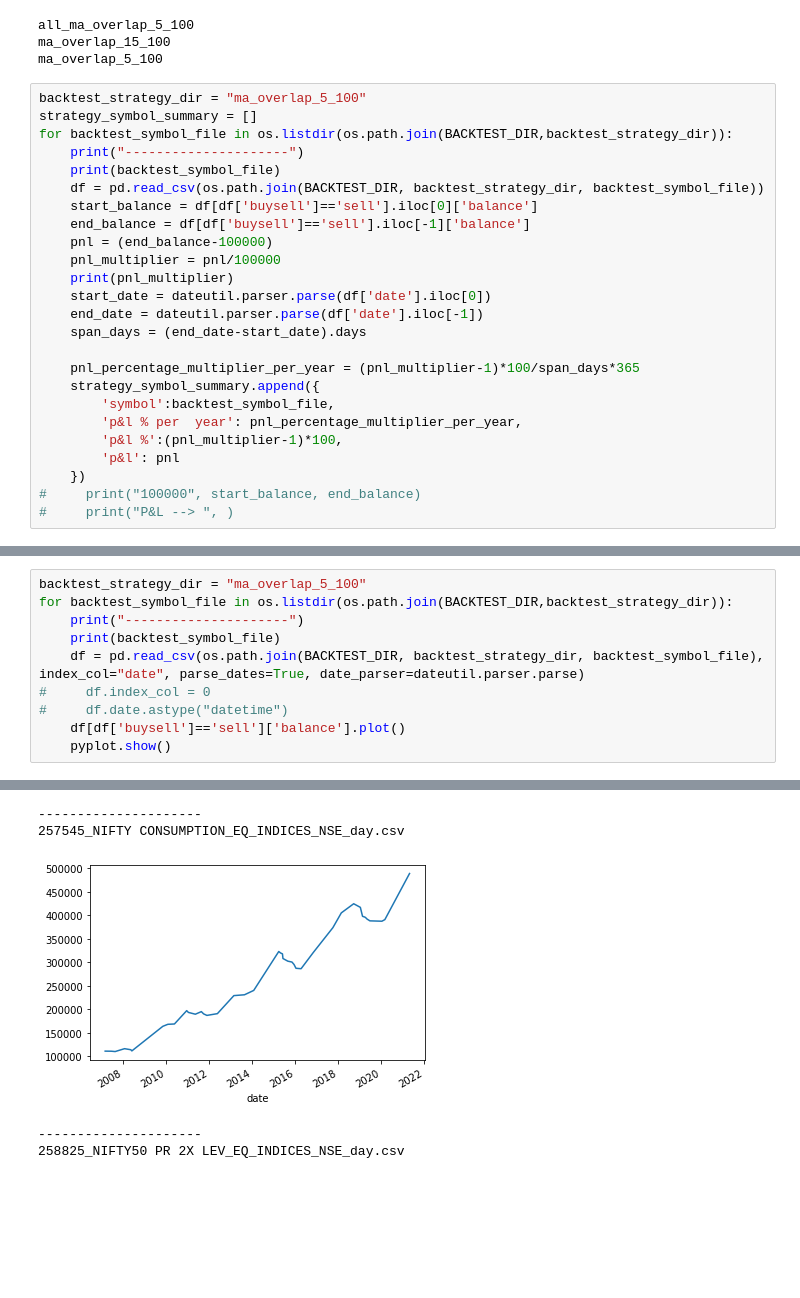
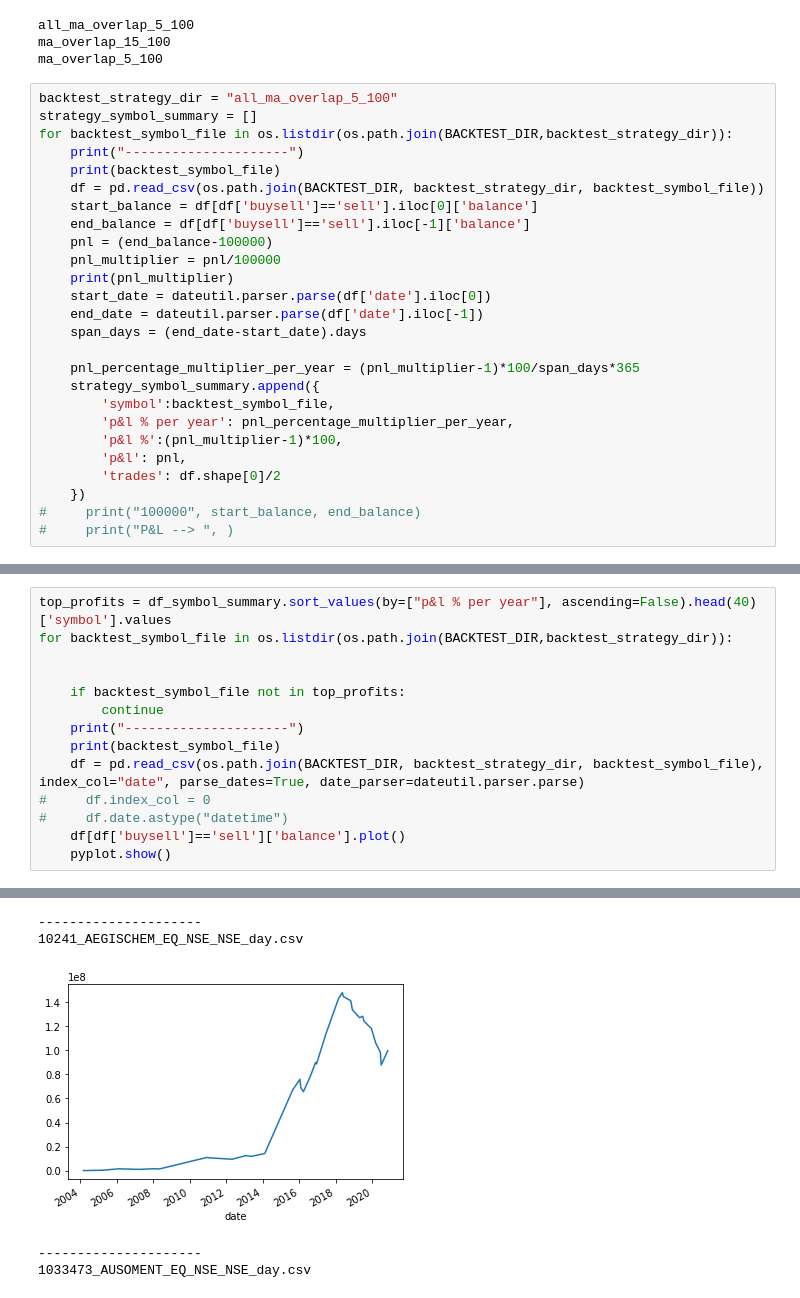
Before and after one commit to binarysentient/bsstonks, a Jupyter notebook: backtest_stategies_analysis.ipynb, the cells around one changed output, grey strips where cells are left out. Saved outputs shown, nothing was run; the diff lists cells and outputs as text; blank space fills up the shorter version.

```diff
--- a/backtest_stategies_analysis.ipynb
+++ b/backtest_stategies_analysis.ipynb
@@ -31,7 +31,7 @@ all_ma_overlap_5_100
 ma_overlap_15_100
 ma_overlap_5_100
 # %%
-backtest_strategy_dir = "ma_overlap_5_100"
+backtest_strategy_dir = "all_ma_overlap_5_100"
 strategy_symbol_summary = []
 for backtest_symbol_file in os.listdir(os.path.join(BACKTEST_DIR,backtest_strategy_dir)):
     print("---------------------")
@@ -49,9 +49,10 @@ for backtest_symbol_file in os.listdir(os.path.join(BACKTEST_DIR,backtest_strate
     pnl_percentage_multiplier_per_year = (pnl_multiplier-1)*100/span_days*365
     strategy_symbol_summary.append({
         'symbol':backtest_symbol_file,
-        'p&l % per  year': pnl_percentage_multiplier_per_year,
+        'p&l % per year': pnl_percentage_multiplier_per_year,
         'p&l %':(pnl_multiplier-1)*100,
-        'p&l': pnl
+        'p&l': pnl,
+        'trades': df.shape[0]/2
     })
 #     print("100000", start_balance, end_balance)
 #     print("P&L --> ", )
@@ -99,6 +102,10 @@ Strategy: ma_overlap_5_100
 # %%
-backtest_strategy_dir = "ma_overlap_5_100"
+top_profits = df_symbol_summary.sort_values(by=["p&l % per year"], ascending=False).head(40)['symbol'].values
 for backtest_symbol_file in os.listdir(os.path.join(BACKTEST_DIR,backtest_strategy_dir)):
+
+
+    if backtest_symbol_file not in top_profits:
+        continue
     print("---------------------")
     print(backtest_symbol_file)
     df = pd.read_csv(os.path.join(BACKTEST_DIR, backtest_strategy_dir, backtest_symbol_file), index_col="date", parse_dates=True, date_parser=dateutil.parser.parse)
@@ -113,5 +120,5 @@ for backtest_symbol_file in os.listdir(os.path.join(BACKTEST_DIR,backtest_strate
 ---------------------
-257545_NIFTY CONSUMPTION_EQ_INDICES_NSE_day.csv
+10241_AEGISCHEM_EQ_NSE_NSE_day.csv
-[figure, old version]
+[figure, new version]
 ---------------------
-258825_NIFTY50 PR 2X LEV_EQ_INDICES_NSE_day.csv
+1033473_AUSOMENT_EQ_NSE_NSE_day.csv
```
Also changed, not shown: parts of 3 cells of this notebook, 1 other file.
